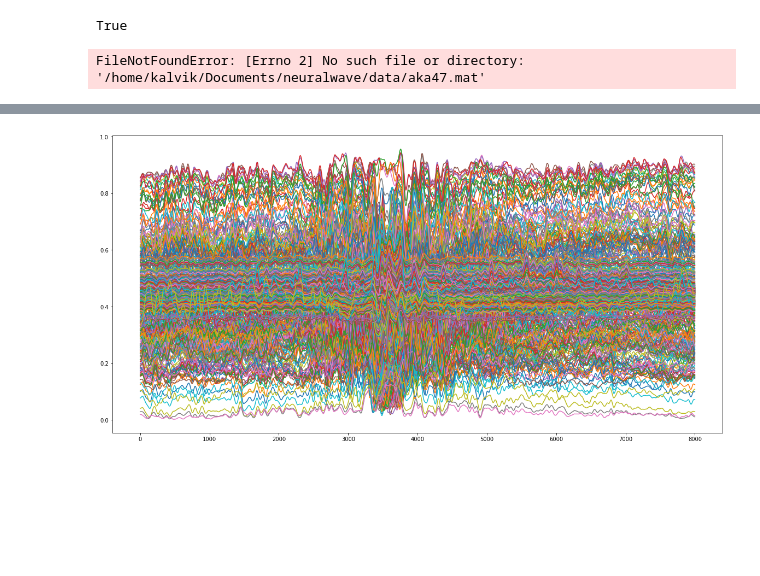
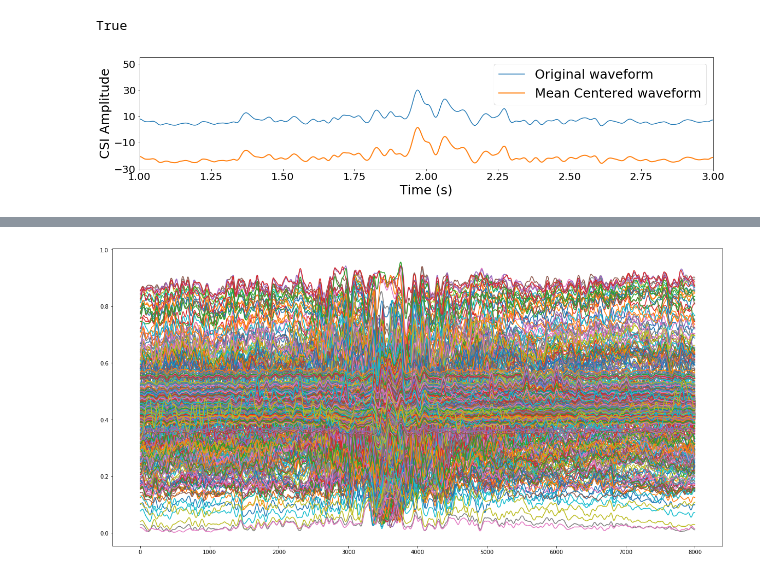
Before and after one commit to akarshp28/neuralwave, a Jupyter notebook: tools/csi_packet_inspect.ipynb, the cells around one changed output, grey strips where cells are left out. Saved outputs shown, nothing was run; the diff lists cells and outputs as text; code cells hidden in the pictures; blank space fills up the shorter version.

```diff
--- a/tools/csi_packet_inspect.ipynb
+++ b/tools/csi_packet_inspect.ipynb
@@ -105,13 +105,6 @@ def fill_gaps(csi_trace, technique):
 
     for ind in range(len(csi_trace)):
         csi_entry = csi_trace[ind]
-
-        timestamp.append(csi_entry["timestamp_low"])
-        rssi_a.append(csi_entry["rssi_a"])
-        rssi_b.append(csi_entry["rssi_b"])
-        rssi_c.append(csi_entry["rssi_c"])
-        noise.append(csi_entry["noise"])
-
         scaled_csi = get_scaled_csi(csi_entry)
         amp = np.absolute(scaled_csi)
         ph = np.angle(scaled_csi)
@@ -196,9 +189,7 @@ def fill_gaps(csi_trace, technique):
                 amp_data.append(np.array(amp).T.flatten())
                 ph_data.append(apply_phcorrect(ph).T.flatten())
 
-    timestamp = (timestamp - np.min(timestamp))/(np.max(timestamp) - np.min(timestamp))
-
-    return np.hstack([amp_data, ph_data, np.expand_dims(timestamp, axis=-1), np.expand_dims(rssi_a, axis=-1), np.expand_dims(rssi_b, axis=-1), np.expand_dims(rssi_c, axis=-1), np.expand_dims(noise, axis=-1)]), loc
+    return np.hstack([amp_data, ph_data]), loc
 
 def dbinv(x):
     return np.power(10, (np.array(x)/10))
@@ -295,7 +286,23 @@ def get_csi_ri(csi_trace):
 
     return np.array(real_data), np.array(imag_data), np.array(complex_data)
 # %%
-csi_trace = get_csi(loadmat("/home/kalvik/Documents/neuralwave/data/aka47.csv"))
+csi_trace = get_csi(loadmat("/home/kalvik/Documents/neuralwave/data/aka1.mat"))
 csi_trace = fill_gaps(csi_trace, technique="mean")
-# %% [output]
-FileNotFoundError: [Errno 2] No such file or directory: '/home/kalvik/Documents/neuralwave/data/aka47.mat'
+# %%
+data = np.copy(csi_trace[0][3500:7500, 0])
+x = np.arange(1, 3, 1/2000)
+data[:] = smooth(data[:], 91)
+# %%
+plt.figure(figsize=(20,4))
+plt.plot(x, data, label='Original waveform')
+plt.plot(x, data-dict['means'][0], linewidth=2, label='Mean Centered waveform')
+plt.ylabel("CSI Amplitude", fontsize= 25)
+plt.xlabel("Time (s)", fontsize= 25)
+plt.xlim((1, 3))
+plt.ylim((-30, 55))
+plt.xticks(fontsize=20)
+plt.yticks(np.arange(-30, 51, 20), fontsize=20)
+plt.legend(loc='upper right', prop={'size': 25})
+plt.savefig("/home/kalvik/Documents/neuralwave/data/data_mean.png", bbox_inches='tight', dpi=150)
+# %% [output]
+[figure, added]
```
Also changed, not shown: parts of 8 cells of this notebook, 1 other file.
